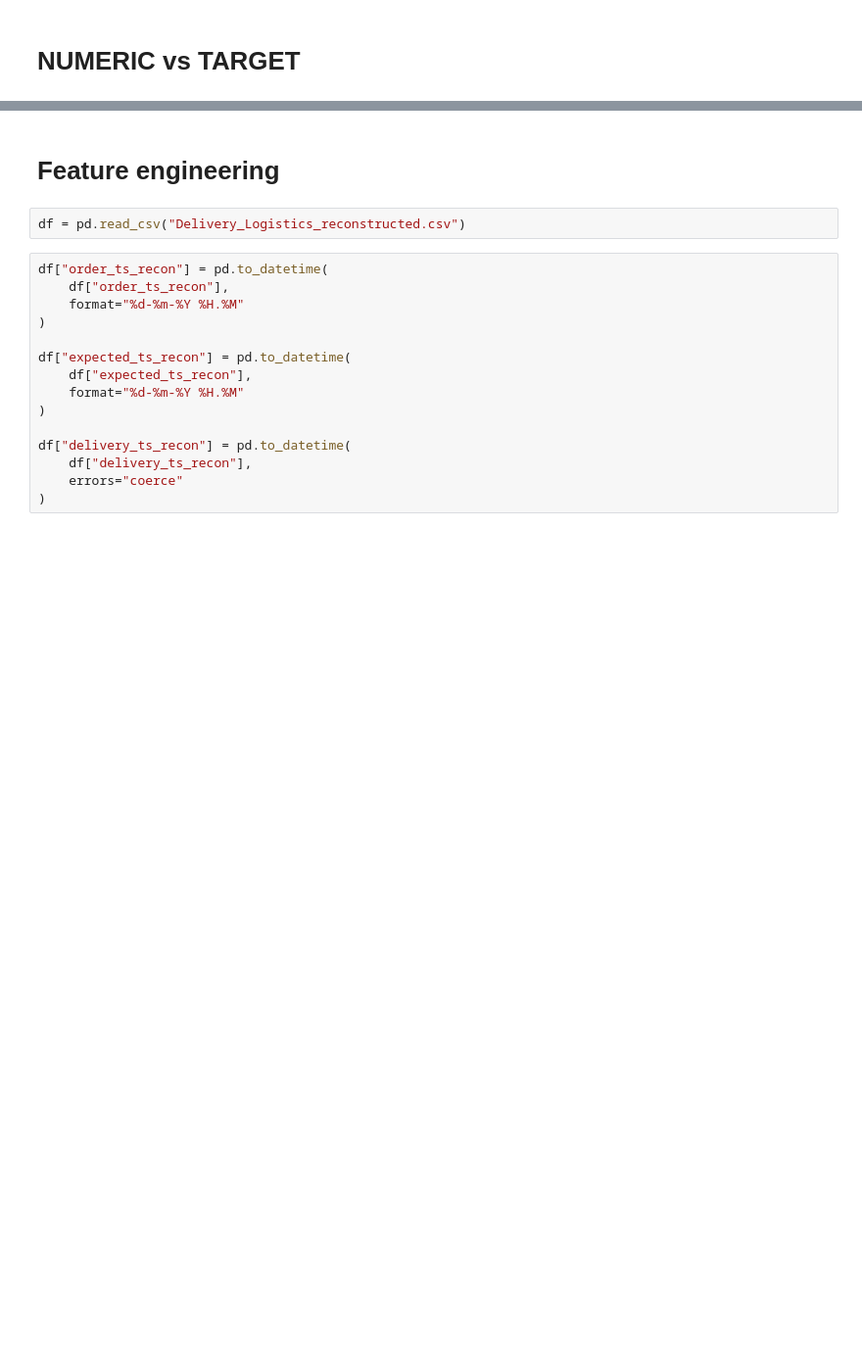
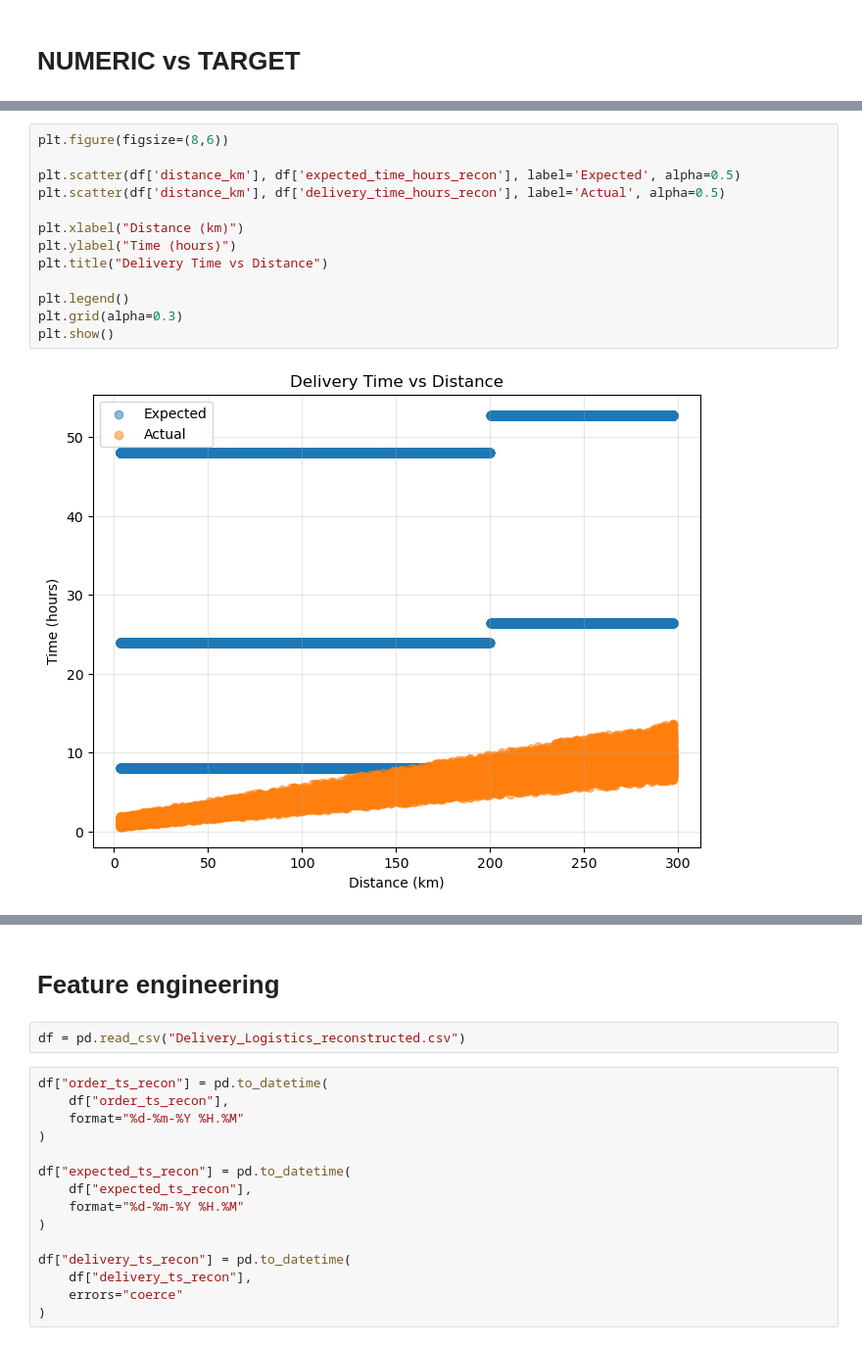
Before and after one commit to Ronal-Thomas/ETA-Delay-Prediction-Logistics, a Jupyter notebook: ETA_Delay_Prediction.ipynb, the cells around one changed output, grey strips where cells are left out. Shown at 98% size. Cells and saved outputs as stored; diff of their text form; blank space fills up the shorter version.

```diff
--- a/ETA_Delay_Prediction.ipynb
+++ b/ETA_Delay_Prediction.ipynb
@@ -448,2 +540,17 @@ for col in numeric_vs_target:
 <Figure size 700x500 with 0 Axes>
 [figure]
+# %%
+plt.figure(figsize=(8,6))
+
+plt.scatter(df['distance_km'], df['expected_time_hours_recon'], label='Expected', alpha=0.5)
+plt.scatter(df['distance_km'], df['delivery_time_hours_recon'], label='Actual', alpha=0.5)
+
+plt.xlabel("Distance (km)")
+plt.ylabel("Time (hours)")
+plt.title("Delivery Time vs Distance")
+
+plt.legend()
+plt.grid(alpha=0.3)
+plt.show()
+# %% [output]
+[figure, added]
```
Also changed, not shown: parts of 17 cells of this notebook.
